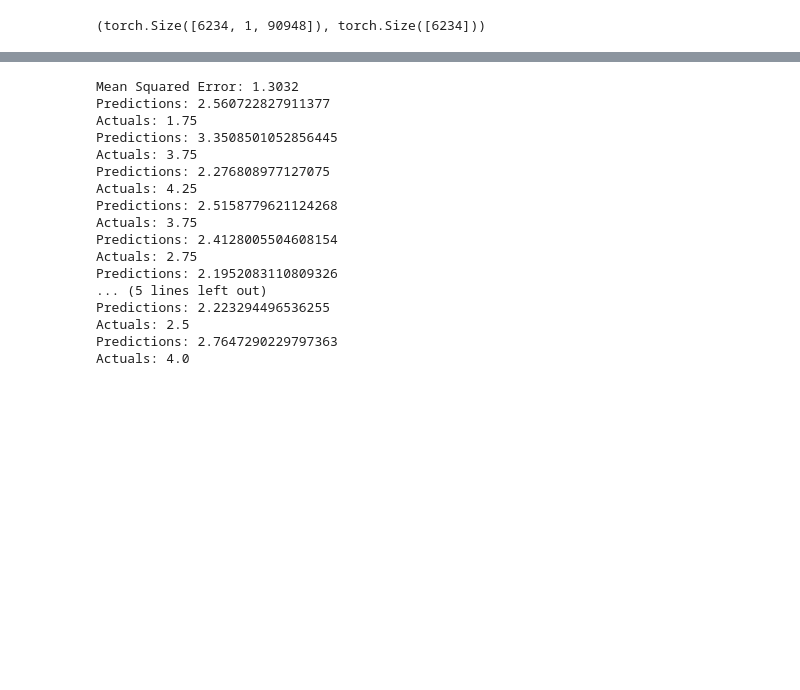
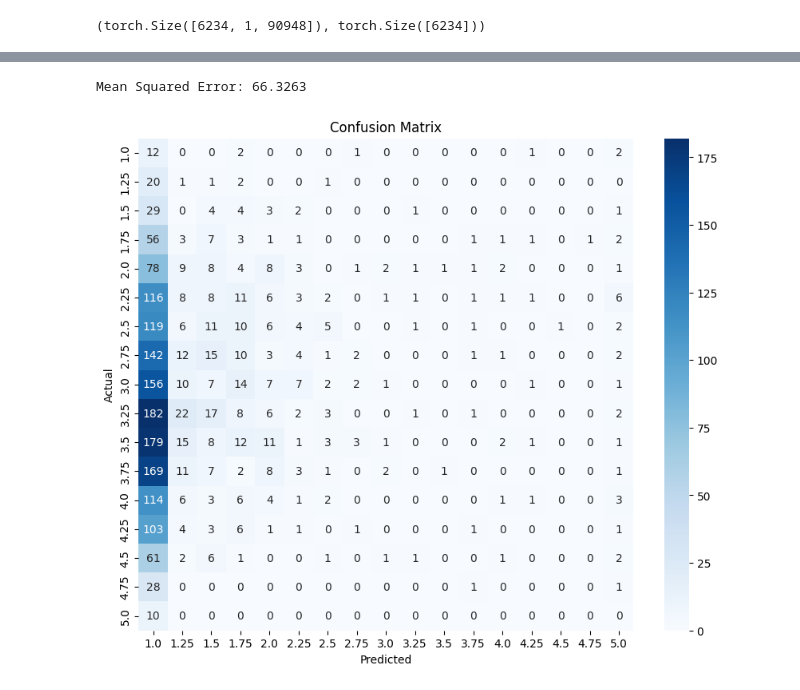
Before and after one commit to IwkooO/DL_Audio_Prediction, a Jupyter notebook: CNN.ipynb, the cells around one changed output, grey strips where cells are left out. Drawn from its saved outputs; the diff is of its cells as text; code cells hidden in the pictures; blank space fills up the shorter version.

```diff
--- a/CNN.ipynb
+++ b/CNN.ipynb
@@ -172,38 +172,49 @@ def train_model(MLP_model, optimizer, num_epochs):
                 total_loss += loss.item()
 
             print(f'Epoch [{epoch + 1}/{num_epochs}], Loss: {total_loss / len(train_loader):.4f}')
-        print(f'MSE on validation set: {evaluate_model(MLP_model, validation_loader):.4f}')
+            if epoch > 1:
+                print(f'MSE on validation set: {evaluate_model(MLP_model, test_loader,conf=False):.4f}')
 
 
-def evaluate_model(MLP_model, test_loader):
+
+def evaluate_model(MLP_model, test_loader,conf=False):
     with torch.no_grad():
         ### Calculate MSE
         predictions = []
         actuals = []
+        actuals_for_cm = []
+        rounded_predictions = []
         for inputs, labels in test_loader:
             inputs, labels = inputs.to(device), labels.to(device)
             outputs = MLP_model(inputs)
             predictions.extend(outputs.cpu().numpy())
             actuals.extend(labels.cpu().numpy())
+            actuals_for_cm.extend([str(label) for label in labels.cpu().numpy()])
+            rounded_predictions.extend([str(round_to_nearest_quarter(output)) for output in outputs.cpu().numpy()])
+
         predictions = np.array(predictions)
         actuals = np.array(actuals)
         mse = np.mean((predictions - actuals) ** 2)
         print(f'Mean Squared Error: {mse:.4f}')
-        for i in range(10):
-            print(f"Predictions: {predictions[i]}")
-            print(f"Actuals: {actuals[i]}")
 
-        ### Calculate confusion matrix
-        rounded_predictions = round_to_nearest_quarter(predictions)
-        cm = confusion_matrix(actuals, rounded_predictions)
-        plt.figure(figsize=(10, 7))
-        sns.heatmap(cm, annot=True, fmt='g', cmap='Blues', xticklabels=np.arange(1, 6), yticklabels=np.arange(1, 6))
-        plt.xlabel('Predicted')
-        plt.ylabel('Actual')
-        plt.title('Confusion Matrix')
-        plt.show()
+        # for i in range(10):
+        #     print(f"Predictions: {predictions[i]}")
+        #     print(f"Actuals: {actuals[i]}")
+        #     print(f"Rounded Predictions: {rounded_predictions[i]}")
+
+        ##################
+        # Confusion Matrix
+        ##################
+        if conf:
+            cm = confusion_matrix(actuals_for_cm, rounded_predictions)
+            plt.figure(figsize=(10, 8))
+            sns.heatmap(cm, annot=True, fmt='g', cmap='Blues', xticklabels=np.unique(actuals), yticklabels=np.unique(actuals))
+            plt.xlabel('Predicted')
+            plt.ylabel('Actual')
+            plt.title('Confusion Matrix')
+            plt.show()
 # %%
 modelCNN = CNN().to(device)
-optimizer = optim.Adagrad(modelCNN.parameters(), lr=0.001)
-train_model(modelCNN, optimizer, num_epochs=20)
+optimizer = optim.Adagrad(modelCNN.parameters(), lr=0.01, weight_decay=0.0001)
+train_model(modelCNN, optimizer, num_epochs=30)
 # %% [output]
@@ -211,20 +226,5 @@ Epoch [1/20], Loss: 10.5304
 # %%
-evaluate_model(modelCNN, test_loader)
+evaluate_model(modelCNN, test_loader,conf=True)
 # %% [output]
-Mean Squared Error: 1.3032
-Predictions: 2.560722827911377
-Actuals: 1.75
-Predictions: 3.3508501052856445
-Actuals: 3.75
-Predictions: 2.276808977127075
-Actuals: 4.25
-Predictions: 2.5158779621124268
-Actuals: 3.75
-Predictions: 2.4128005504608154
-Actuals: 2.75
-Predictions: 2.1952083110809326
-... (5 lines left out)
-Predictions: 2.223294496536255
-Actuals: 2.5
-Predictions: 2.7647290229797363
-Actuals: 4.0
+Mean Squared Error: 66.3263
+[figure, added]
```
Also changed, not shown: parts of 2 cells of this notebook.
